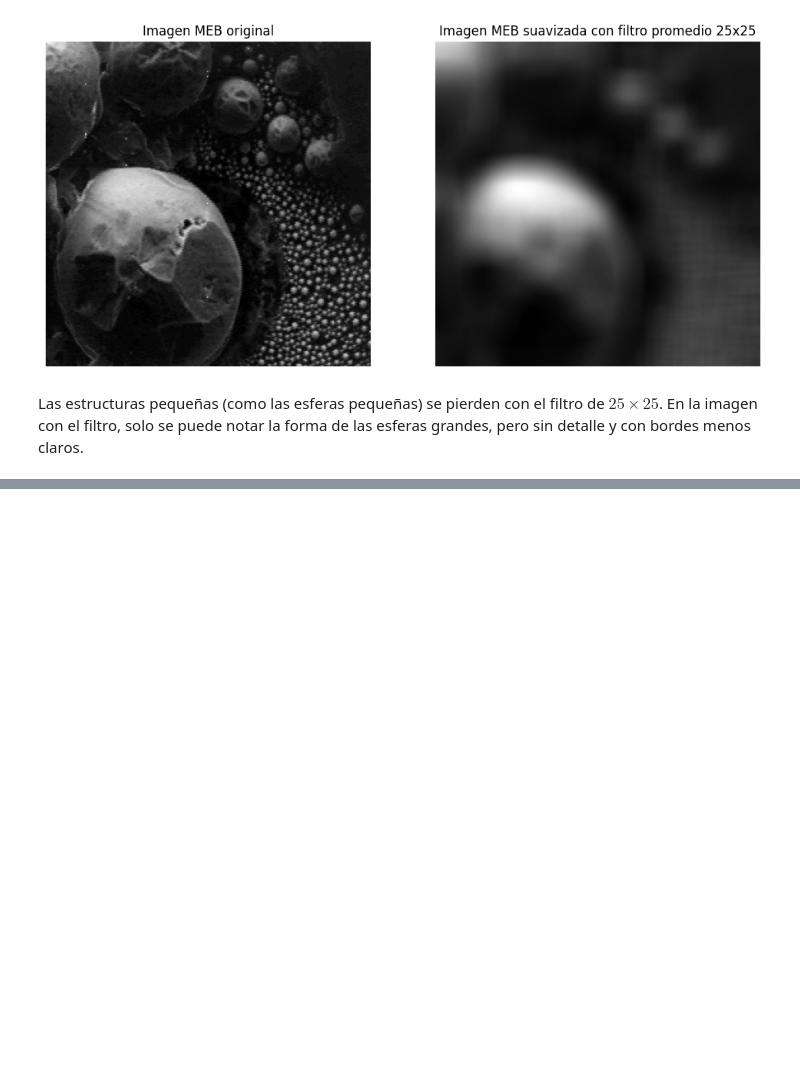
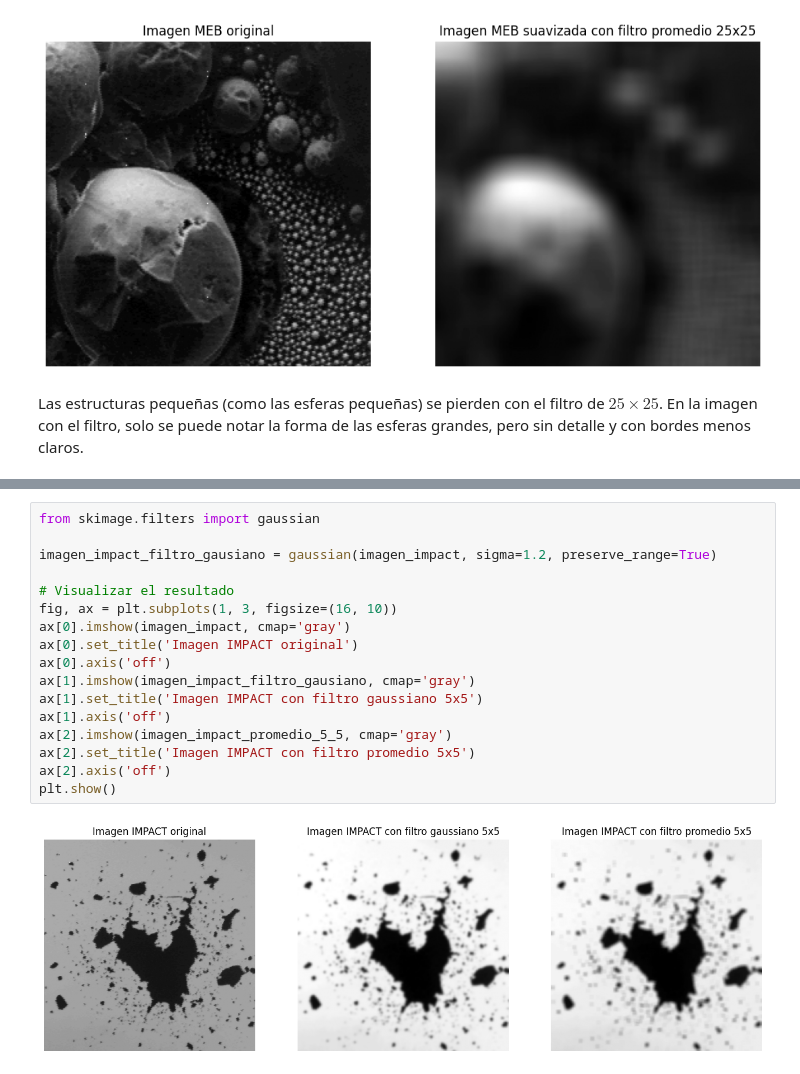
Before and after one commit to santichica/tallleres-cv, a Jupyter notebook: taller5/filtros_lineales_suavizantes.ipynb, the cells around one changed output, grey strips where cells are left out. Cells and saved outputs as stored; diff of their text form; blank space fills up the shorter version.

```diff
--- a/taller5/filtros_lineales_suavizantes.ipynb
+++ b/taller5/filtros_lineales_suavizantes.ipynb
@@ -168,0 +194,19 @@ Las estructuras pequeñas (como las esferas pequeñas) se pierden con el filtro
+# %%
+from skimage.filters import gaussian
+
+imagen_impact_filtro_gausiano = gaussian(imagen_impact, sigma=1.2, preserve_range=True)
+
+# Visualizar el resultado
+fig, ax = plt.subplots(1, 3, figsize=(16, 10))
+ax[0].imshow(imagen_impact, cmap='gray')
+ax[0].set_title('Imagen IMPACT original')
+ax[0].axis('off')
+ax[1].imshow(imagen_impact_filtro_gausiano, cmap='gray')
+ax[1].set_title('Imagen IMPACT con filtro gaussiano 5x5')
+ax[1].axis('off')
+ax[2].imshow(imagen_impact_promedio_5_5, cmap='gray')
+ax[2].set_title('Imagen IMPACT con filtro promedio 5x5')
+ax[2].axis('off')
+plt.show()
+# %% [output]
+[figure, added]
```
Also changed, not shown: parts of 13 cells of this notebook.
